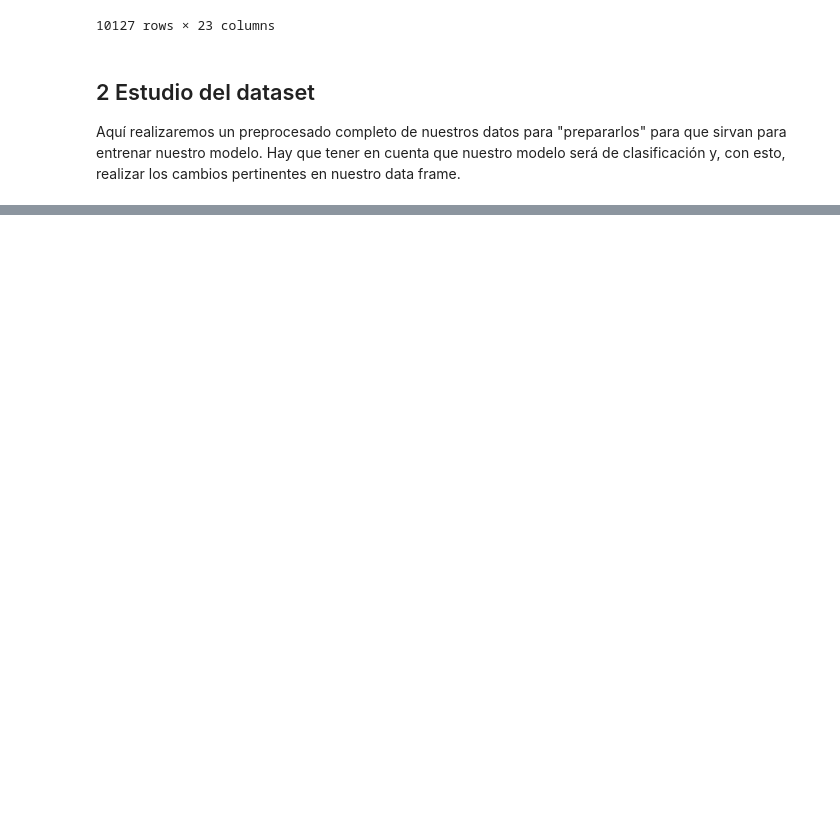
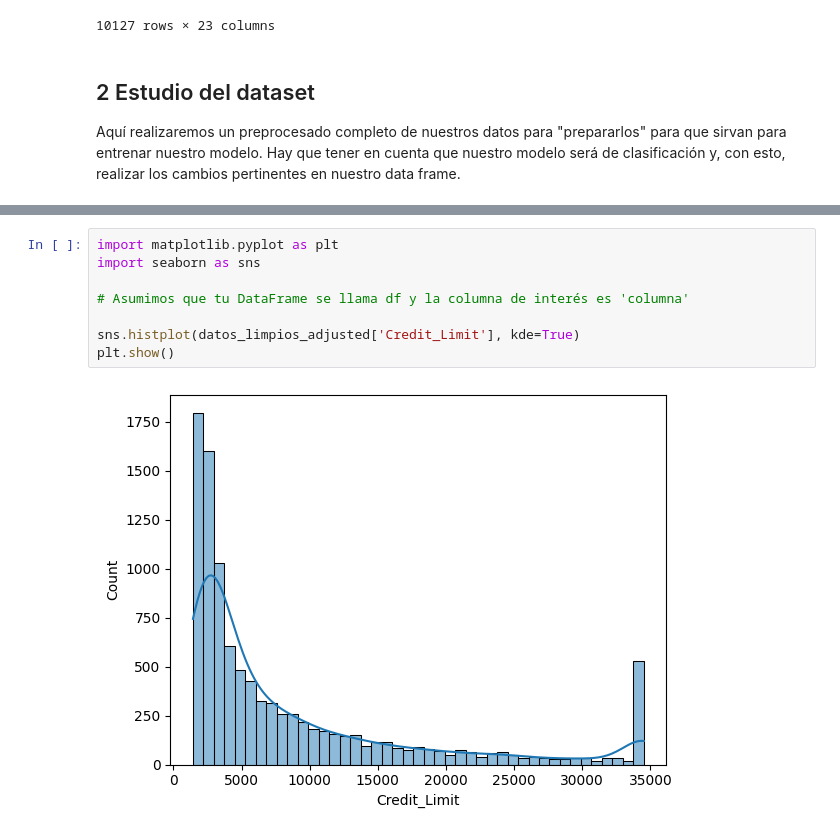
Before and after one commit to pabloruizburgos/AA, a Jupyter notebook: main.ipynb, the cells around one changed output, grey strips where cells are left out. Drawn from its saved outputs; the diff is of its cells as text; blank space fills up the shorter version.

```diff
--- a/main.ipynb
+++ b/main.ipynb
@@ -145,3 +149,13 @@ Name: Education_Level, dtype: int64
 | 10125 | 0 | 30 | 1 | 2 | 2 | 3 | ... |
 | 10126 | 0 | 43 | 0 | 2 | 2 | 1 | ... |
 10127 rows × 18 columns
+# %%
+import matplotlib.pyplot as plt
+import seaborn as sns
+
+# Asumimos que tu DataFrame se llama df y la columna de interés es 'columna'
+
+sns.histplot(datos_limpios_adjusted['Credit_Limit'], kde=True)
+plt.show()
+# %% [output]
+[figure, added]
```
Also changed, not shown: parts of 6 cells of this notebook.
